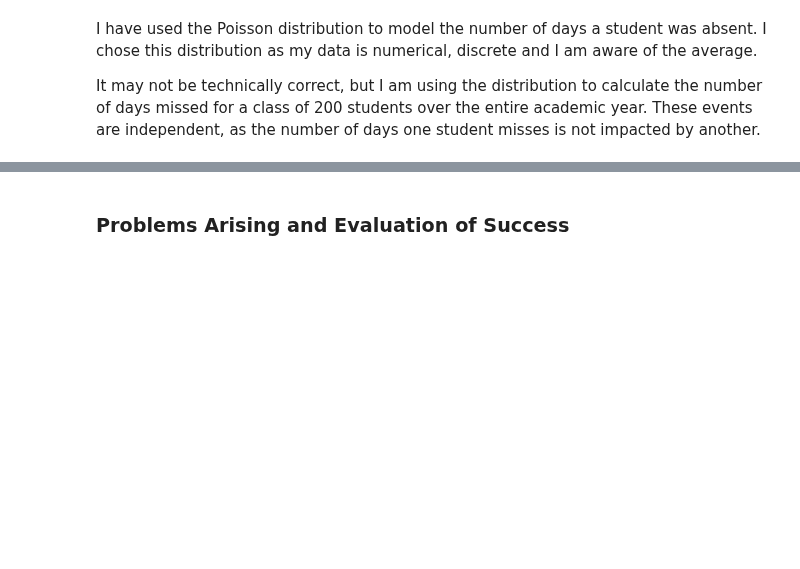
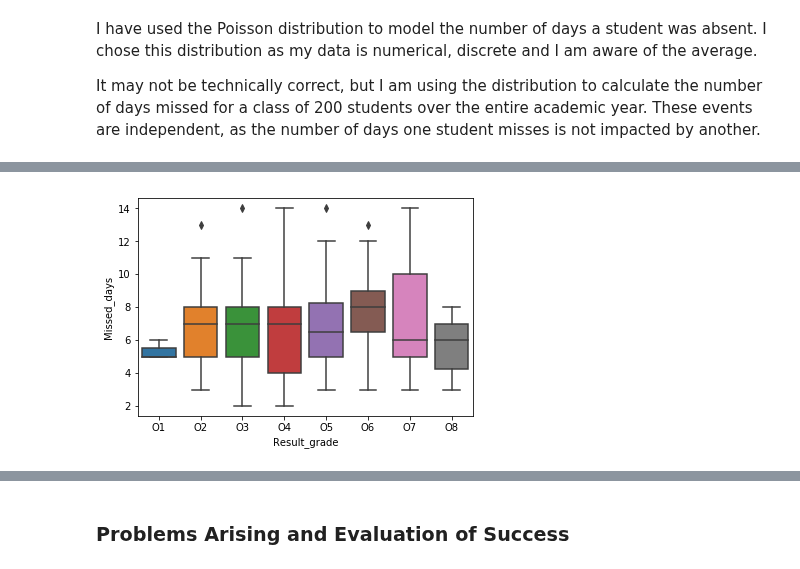
Before and after one commit to MarionMcG/python-fundamentals-project, a Jupyter notebook: exam-cohort.ipynb, the cells around one changed output, grey strips where cells are left out. Saved outputs shown, nothing was run; the diff lists cells and outputs as text; code cells hidden in the pictures; blank space fills up the shorter version.

```diff
--- a/exam-cohort.ipynb
+++ b/exam-cohort.ipynb
@@ -321,5 +341,8 @@ df
 # %%
-sns.boxplot(x = df['Missed_days'], y = df['Result_grade']);
+sns.boxplot(x = df['Result_grade'], y = df['Missed_days'],
+            order = ['O1', 'O2', 'O3', 'O4', 'O5', 'O6', 'O7', 'O8']);
+# %% [output]
+[figure, added]
 # %%
 sns.catplot(x="Missed_days", hue="Gender",
                  data=df, kind="count");
```
Also changed, not shown: parts of 5 cells of this notebook.
